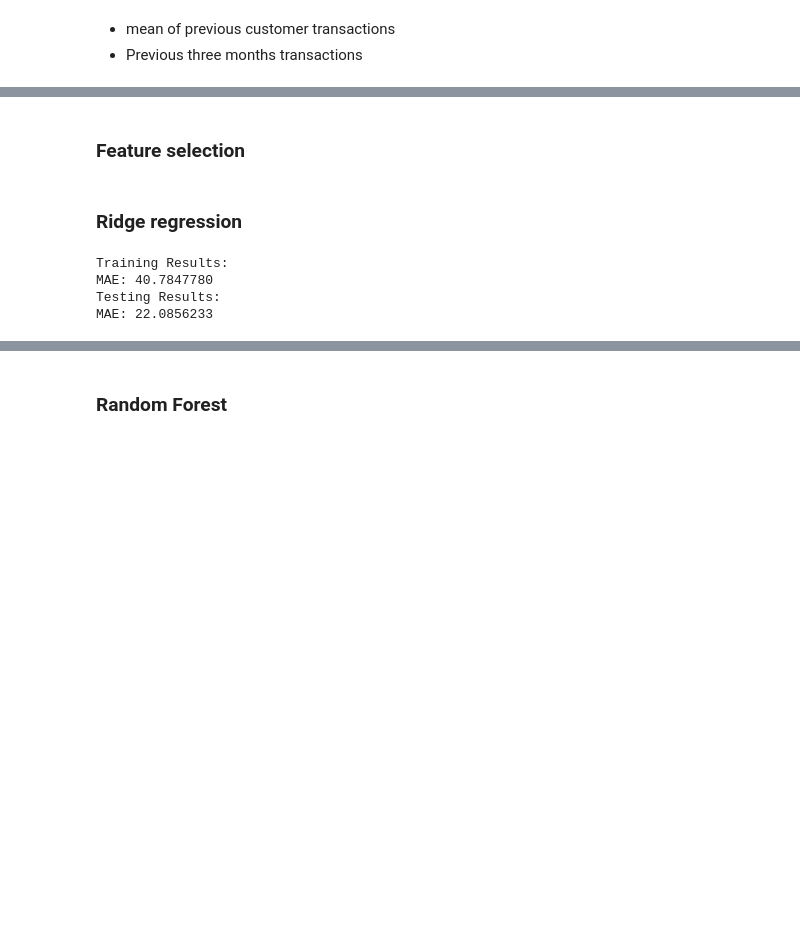
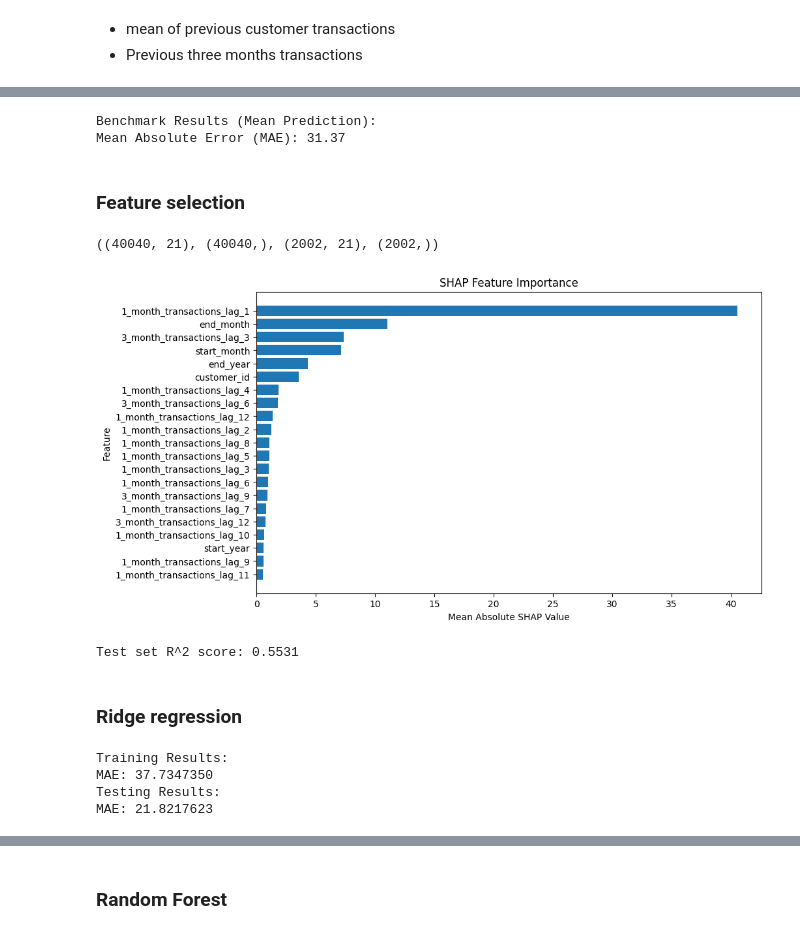
Before and after one commit to rkhquod/Quod_THA, a Jupyter notebook: train.ipynb, the cells around one changed output, grey strips where cells are left out. Drawn from its saved outputs; the diff is of its cells as text; code cells hidden in the pictures; blank space fills up the shorter version.

```diff
--- a/train.ipynb
+++ b/train.ipynb
@@ -192,10 +228,12 @@ last_train_values = train[(train["end_year"] == 2019) & (train["end_month"] == 1
 
 # Compute evaluation metrics for the benchmark
 mae_benchmark_2 = mean_absolute_error(y_test, last_train_values)
-rmse_benchmark_2 = root_mean_squared_error(y_test, last_train_values)
 
 # Print the benchmark results
 print("Benchmark Results (Mean Prediction):")
 print(f"Mean Absolute Error (MAE): {mae_benchmark_2:.2f}")
+# %% [output]
+Benchmark Results (Mean Prediction):
+Mean Absolute Error (MAE): 31.37
 # %% [markdown]
 ### Feature selection
@@ -212,27 +262,39 @@ if hasattr(X_train, 'columns'):
+# %%
+X_train_2.shape, y_train_2.shape, X_val.shape, y_val.shape
+# %% [output]
+((40040, 21), (40040,), (2002, 21), (2002,))
 # %%
-X_train_small, X_val, y_train_small, y_val = train_test_split(X_train, y_train, test_size=0.3, random_state=42)
+rf = RandomForestRegressor(n_estimators=10, random_state=42)
+rf.fit(X_train_2, y_train_2)
 
-rf = RandomForestRegressor(n_estimators=100, random_state=42)
-rf.fit(X_train_small, y_train_small)
-result = permutation_importance(rf, X_val, y_val, n_repeats=5, random_state=42, n_jobs=-1)
-importance_df = pd.DataFrame({
-    'feature': X_train.columns,  # Replace with feature names if available
-    'importance_mean': result.importances_mean,
-    'importance_std': result.importances_std
-})
+# Use SHAP to explain the model
+explainer = shap.TreeExplainer(rf)
+shap_values = explainer.shap_values(X_val)
 
-importance_df = importance_df.sort_values('importance_mean', ascending=False)
+# Compute mean absolute SHAP value for each feature
+shap_importance_df = pd.DataFrame({
+    'feature': X_train_2.columns,
+    'mean_abs_shap': np.abs(shap_values).mean(axis=0)
+}).sort_values('mean_abs_shap', ascending=False)
+
+# Plot SHAP feature importance
 plt.figure(figsize=(10, 6))
-plt.barh(importance_df['feature'], importance_df['importance_mean'], xerr=importance_df['importance_std'])
-plt.xlabel("Permutation Importance")
+plt.barh(shap_importance_df['feature'], shap_importance_df['mean_abs_shap'])
+plt.xlabel("Mean Absolute SHAP Value")
 plt.ylabel("Feature")
-plt.title("Random Forest Permutation Importance (Validation Set)")
+plt.title("SHAP Feature Importance")
 plt.gca().invert_yaxis()
 plt.show()
 
-selected_features = importance_df['feature'][:10]
-rf_final = RandomForestRegressor(n_estimators=100, random_state=42)
-rf_final.fit(X_train[selected_features], y_train)
-test_score = rf_final.score(X_test[selected_features], y_test)
+# Select top 10 features
+selected_features = shap_importance_df['feature'][:10]
+
+# Train a new RandomForest model with selected features
+rf_final = RandomForestRegressor(n_estimators=10, random_state=42)
+rf_final.fit(X_train_2[selected_features], y_train_2)
+test_score = rf_final.score(X_val[selected_features], y_val)
 print(f"Test set R^2 score: {test_score:.4f}")
+# %% [output]
+[figure, added]
+Test set R^2 score: 0.5531
 # %%
@@ -242,7 +304,7 @@ X_test_selected = X_test.loc[:, selected_features]
 # %% [markdown]
 ### Ridge regression
 # %%
-ridge = Ridge(alpha = 1)
+ridge = Ridge(alpha = 100)
 ridge.fit(X_train_selected, y_train)
 y_train_pred = ridge.predict(X_train_selected)
 y_test_pred = ridge.predict(X_test_selected)
@@ -262,8 +324,8 @@ print("Testing Results:")
 print(f"MAE: {test_mae:.7f}")
 # %% [output]
 Training Results:
-MAE: 40.7847780
+MAE: 37.7347350
 Testing Results:
-MAE: 22.0856233
+MAE: 21.8217623
 # %%
 pd.concat([X_test, pd.Series(y_test, name = "test"), pd.Series(y_test_pred,  index=X_test.index, name="predictions"), abs(y_test - y_test_pred)], axis = 1).rename(columns = {"transactions" : "error"}).sort_values("error", ascending=False)
```
Also changed, not shown: parts of 40 cells of this notebook.
